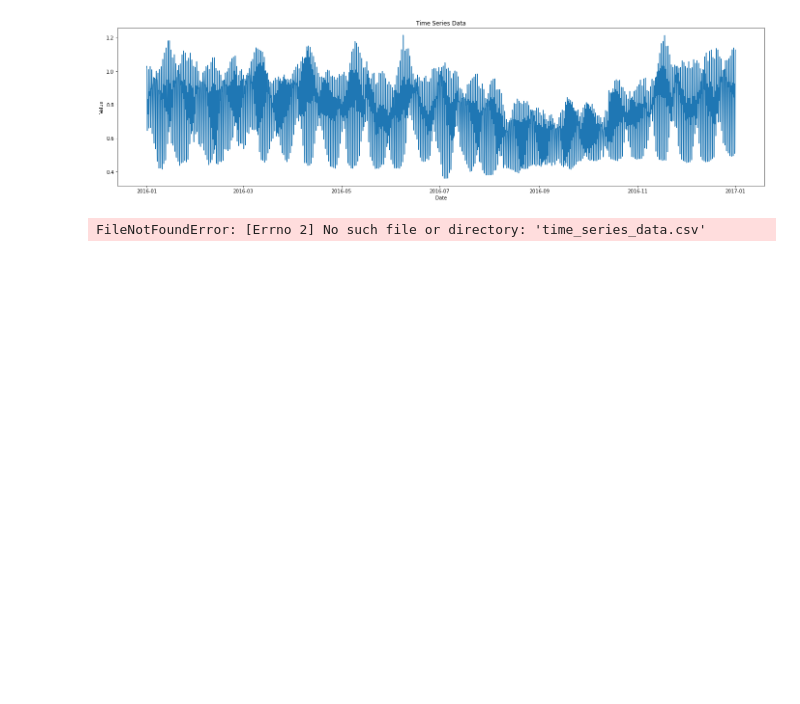
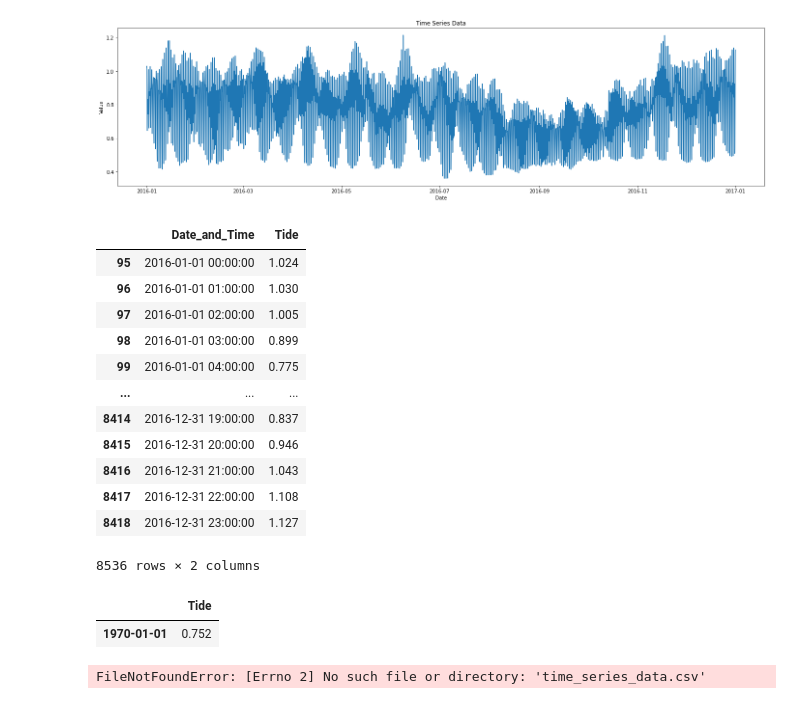
Before and after one commit to ravi19ved/tide-analysis, a Jupyter notebook: spectral-analysis/time_series_analysis.ipynb, the cells around one changed output. Saved outputs shown, nothing was run; the diff lists cells and outputs as text; code cells hidden in the pictures; blank space fills up the shorter version.

```diff
--- a/spectral-analysis/time_series_analysis.ipynb
+++ b/spectral-analysis/time_series_analysis.ipynb
@@ -10,8 +10,8 @@ print("Today's date =", todays_date)
 
 # Loading time series tide data into a Pandas Data Frame
 data = pd.read_csv("Cochin_ENC_2016_hourly.csv")
-data.columns = ['Date and Time', 'Tide']
-data['Date and Time'] = pd.to_datetime(data['Date and Time'], format = "%m-%d-%Y %H:%M")
-data = data.sort_values(by = "Date and Time")
+data.columns = ['Date_and_Time', 'Tide']
+data['Date_and_Time'] = pd.to_datetime(data['Date_and_Time'], format = "%m-%d-%Y %H:%M")
+data = data.sort_values(by = "Date_and_Time")
 # %% [output]
 Today's date = 2023-06-27
@@ -25,5 +34,3 @@ plt.ylabel('Value')
 plt.show()
 # %% [output]
 [figure]
-# %%
-data.set_index('Date and Time')
@@ -53,6 +45,37 @@ plt.plot(x, y)
 plt.show()
 # %% [output]
 [figure]
+# %%
+data
+# %% [output]
+|  | Date_and_Time | Tide |
+| 95 | 2016-01-01 00:00:00 | 1.024 |
+| 96 | 2016-01-01 01:00:00 | 1.030 |
+| 97 | 2016-01-01 02:00:00 | 1.005 |
+| 98 | 2016-01-01 03:00:00 | 0.899 |
+| 99 | 2016-01-01 04:00:00 | 0.775 |
+| ... | ... | ... |
+| 8414 | 2016-12-31 19:00:00 | 0.837 |
+| 8415 | 2016-12-31 20:00:00 | 0.946 |
+| 8416 | 2016-12-31 21:00:00 | 1.043 |
+| 8417 | 2016-12-31 22:00:00 | 1.108 |
+| 8418 | 2016-12-31 23:00:00 | 1.127 |
+8536 rows × 2 columns
+# %%
+
+
+# Resample the time series data to a lower frequency
+daily_data = data.resample('D').mean()
+daily_data
+# Plot the resampled data
+# plt.plot(weekly_data)
+# plt.title('Weekly Resampled Data')
+# plt.xlabel('Date')
+# plt.ylabel('Value')
+# plt.show()
+# %% [output]
+|  | Tide |
+| 1970-01-01 | 0.752 |
 # %%
 import pandas as pd
 import matplotlib.pyplot as plt
```
Also changed, not shown: parts of 5 cells of this notebook.
